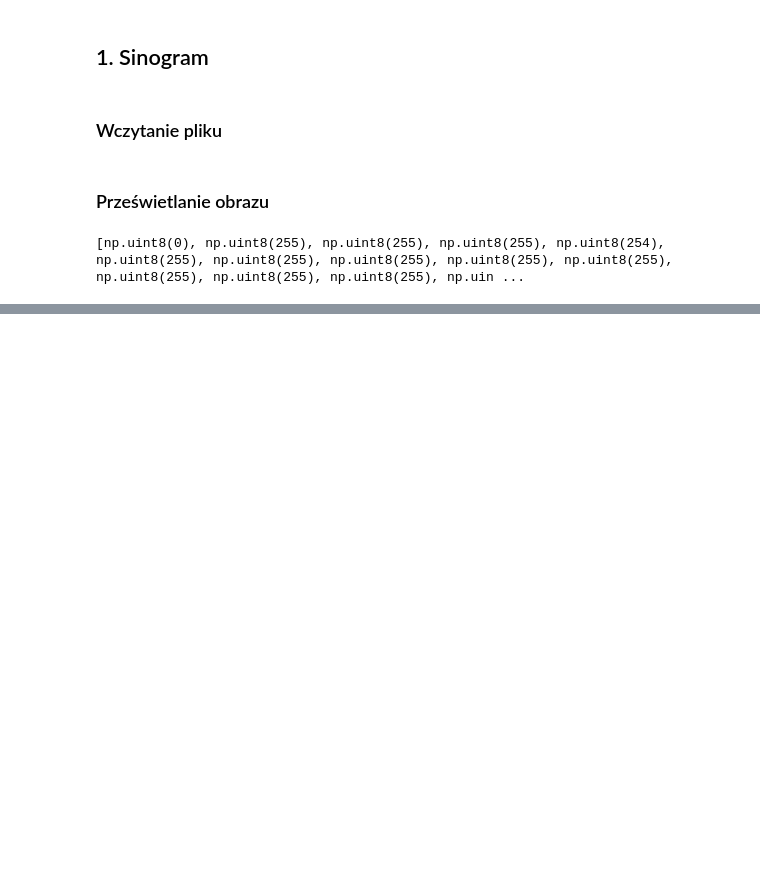
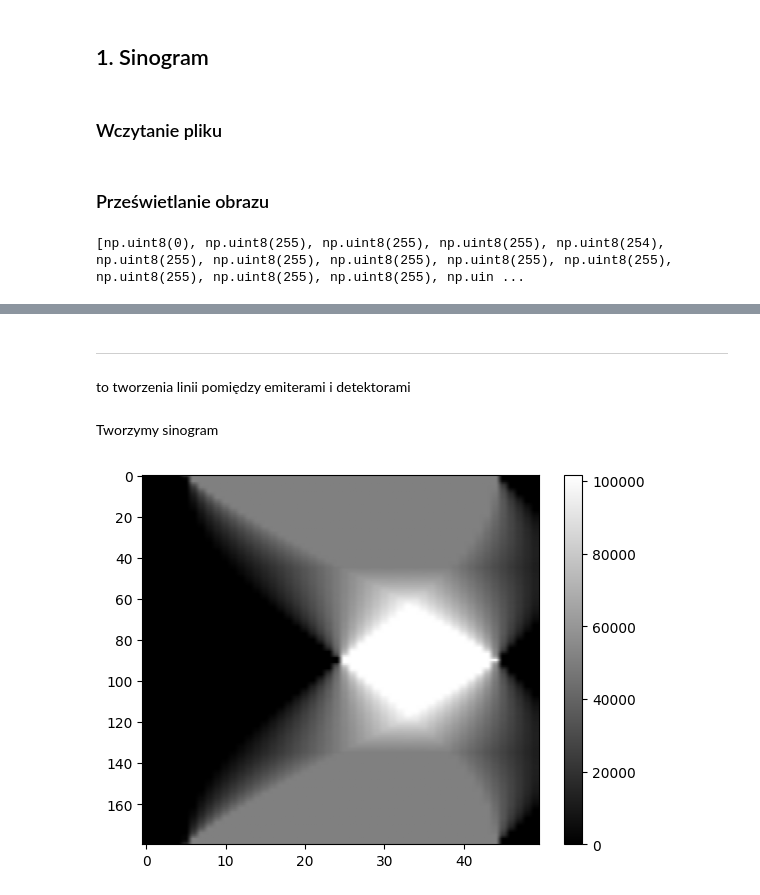
Before and after one commit to pwlsp/tomograf, a Jupyter notebook: tomograf.ipynb, the cells around one changed output, grey strips where cells are left out. Drawn from its saved outputs; the diff is of its cells as text; code cells hidden in the pictures; blank space fills up the shorter version.

Commit message:
generowanie pierwszego prostego sinogramu

```diff
--- a/tomograf.ipynb
+++ b/tomograf.ipynb
@@ -44,0 +130,4 @@ print(line_values)
+# %% [markdown]
+---
+# %% [markdown]
+to tworzenia linii pomiędzy emiterami i detektorami
@@ -44,0 +137,39 @@ print(line_values)
+# %% [markdown]
+Tworzymy sinogram
+# %%
+def create_sinogram(image, num_steps, num_detectors, spread):
+    # tablica na wyniki
+    # Wiersze = kąty obrotu, Kolumny = detektory
+    sinogram = np.zeros((num_steps, num_detectors))
+
+    # środek obrazu
+    c_x, c_y = image.shape[1] // 2, image.shape[0] // 2
+
+    # przez kąty
+    for step in range(num_steps):
+        angle = step * (180.0 / num_steps) # wyliczamy konkretny kąt
+
+        # pobieramy pozycje emiterów i detektorów
+        starts, ends = set_positions_parallel(angle, num_detectors, spread, c_x, c_y)
+
+        # Pętla przez każdą parę emiter-detektor
+        for i in range(num_detectors):
+
+            # lista wartości pikseli na linii
+            line_values = read_line(image, int(starts[i][1]), int(starts[i][0]), int(ends[i][1]), int(ends[i][0]))
+
+            # Sumujemy jasność pikseli na tej linii
+            line_sum = np.sum(line_values, dtype=np.float64)
+
+            # Zapisujemy sumę do naszej tablicy
+            sinogram[step, i] = line_sum
+
+    return sinogram
+
+
+my_sinogram = create_sinogram(image, 180, 50, 500)
+plt.imshow(my_sinogram, cmap='gray', aspect='auto')
+plt.colorbar() # Pokaże skalę wartości obok
+plt.show()
+# %% [output]
+[figure, added]
```
Also changed, not shown: parts of 6 cells of this notebook.
